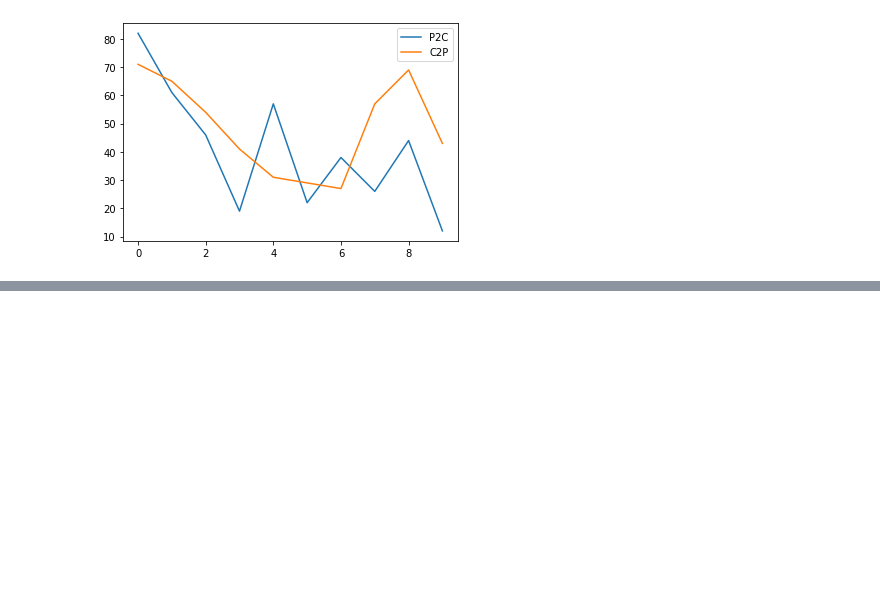
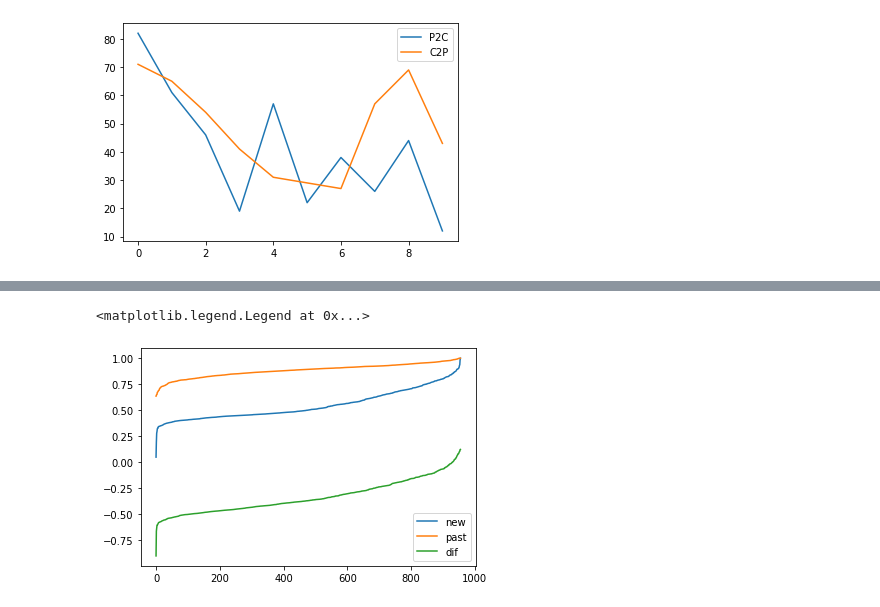
Before and after one commit to smith-scram-lab/Iterative-Unet, a Jupyter notebook: ResultReading.ipynb, the cells around one changed output, grey strips where cells are left out. Drawn from its saved outputs; the diff is of its cells as text; code cells hidden in the pictures; blank space fills up the shorter version.

Commit message:
analysis update

```diff
--- a/ResultReading.ipynb
+++ b/ResultReading.ipynb
@@ -256,0 +291,30 @@ plt.legend(['P2C','C2P'])
+# %%
+polar_prediction_file = 'polar_prediction.npy'
+carte_prediction_file = 'carte_prediction.npy'
+polar_prediction = np.load(os.path.join(resultsdir,polar_prediction_file))
+carte_prediction = np.load(os.path.join(resultsdir,carte_prediction_file))
+test_label_folder_path = 'data/endoscopic_test956/cartesian/label'
+count = 0
+trans_dic = p2c_dic_gen(127, 127, 256, 256)
+polar_dice = []
+carte_dice = []
+for prediction in [polar_prediction,carte_prediction]:
+    for i in range(956):
+        test_file_name = os.path.join(test_label_folder_path, (str(i) + '.tif'))
+        ground_truth_mask = cv2.imread(test_file_name, cv2.IMREAD_GRAYSCALE)
+        ground_truth_mask = ground_truth_mask / 255.0
+        ground_truth_mask = ground_truth_mask.astype(np.uint8)
+        current_prediction = prediction[i]
+        current_prediction = np.reshape(current_prediction,(256,256))
+        threshold = 0.5
+        current_prediction = (current_prediction > threshold).astype(np.uint8)
+        if count == 0:
+            current_prediction = p2c(current_prediction, trans_dic)
+            polar_dice.append(dice_coefficient_carte(ground_truth_mask,current_prediction))
+        else:
+            carte_dice.append(dice_coefficient_carte(ground_truth_mask,current_prediction))
+
+
+    count += 1
+polar_dice = np.asarray(polar_dice)
+carte_dice = np.asarray(carte_dice)
@@ -256,0 +339,13 @@ plt.legend(['P2C','C2P'])
+# %%
+polar_past_score_file = 'prev-analysis/analysis_dice_back_Test_P2C.npy'
+
+polar_past_score = np.load(polar_past_score_file)
+
+polar_performance_inc = polar_dice - polar_past_score
+plt.plot(np.sort(polar_dice))
+plt.plot(np.sort(polar_past_score))
+plt.plot(np.sort(polar_performance_inc))
+plt.legend(['new','past','dif'])
+# %% [output]
+<matplotlib.legend.Legend at 0x...>
+[figure, added]
```
Also changed, not shown: parts of 5 cells of this notebook, 1 other file.
